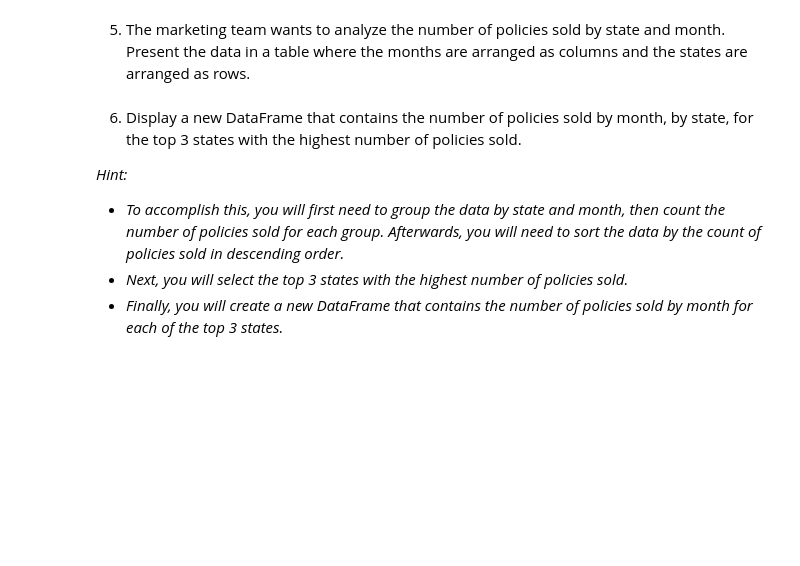
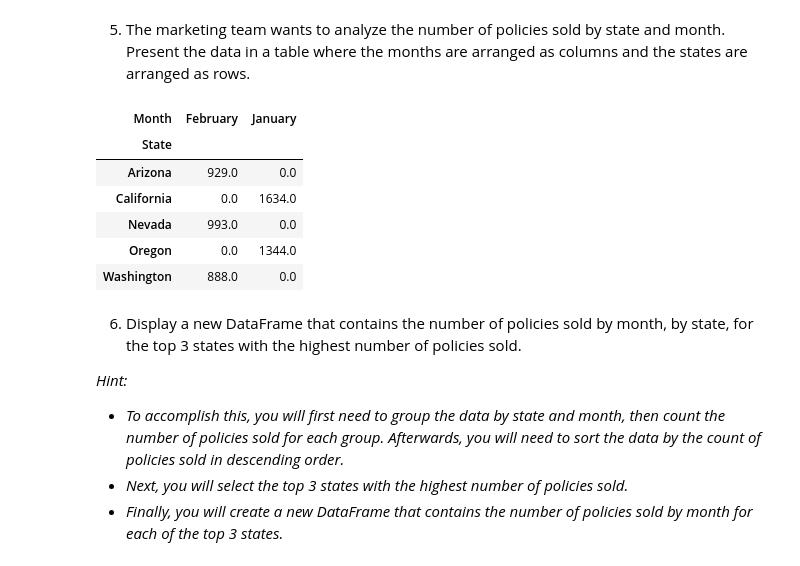
Before and after one commit to data-bootcamp-v4/lab-dw-data-aggregation-and-filtering, a Jupyter notebook: lab-dw-aggregating.ipynb, the cells around one changed output. Saved outputs shown, nothing was run; the diff lists cells and outputs as text; code cells hidden in the pictures; blank space fills up the shorter version.

```diff
--- a/lab-dw-aggregating.ipynb
+++ b/lab-dw-aggregating.ipynb
@@ -149,6 +149,28 @@ print(df_results)
 ## Bonus
 # %% [markdown]
 5. The marketing team wants to analyze the number of policies sold by state and month. Present the data in a table where the months are arranged as columns and the states are arranged as rows.
+# %%
+data = {
+    'State' : ['Arizona', 'California', 'Nevada', 'Oregon', 'Washington'],
+    'Month' : ['February', 'January', 'February', 'January', 'February'],
+    'Number of Policies' : [929, 1634, 993, 1344, 888]
+}
+
+df_marketing_customer = pd.DataFrame(data)
+
+df_grouped = df_marketing_customer.groupby(['State', 'Month'])['Number of Policies'].sum().reset_index()
+
+df_pivot = df_grouped.pivot(index='State', columns='Month', values='Number of Policies').fillna(0)
+
+df_pivot
+# %% [output]
+| Month | February | January |
+| State |  |  |
+| Arizona | 929.0 | 0.0 |
+| California | 0.0 | 1634.0 |
+| Nevada | 993.0 | 0.0 |
+| Oregon | 0.0 | 1344.0 |
+| Washington | 888.0 | 0.0 |
 # %% [markdown]
 6.  Display a new DataFrame that contains the number of policies sold by month, by state, for the top 3 states with the highest number of policies sold.
 
```
